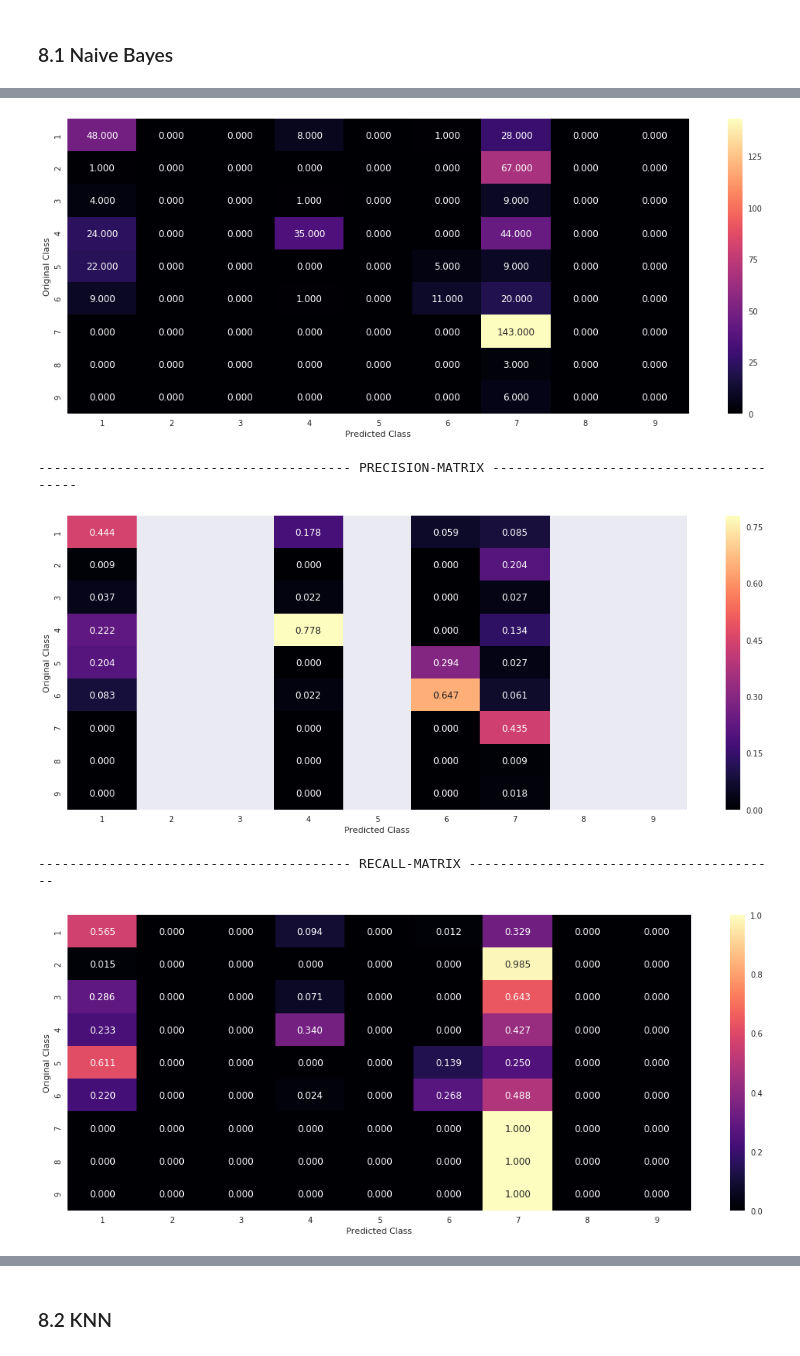
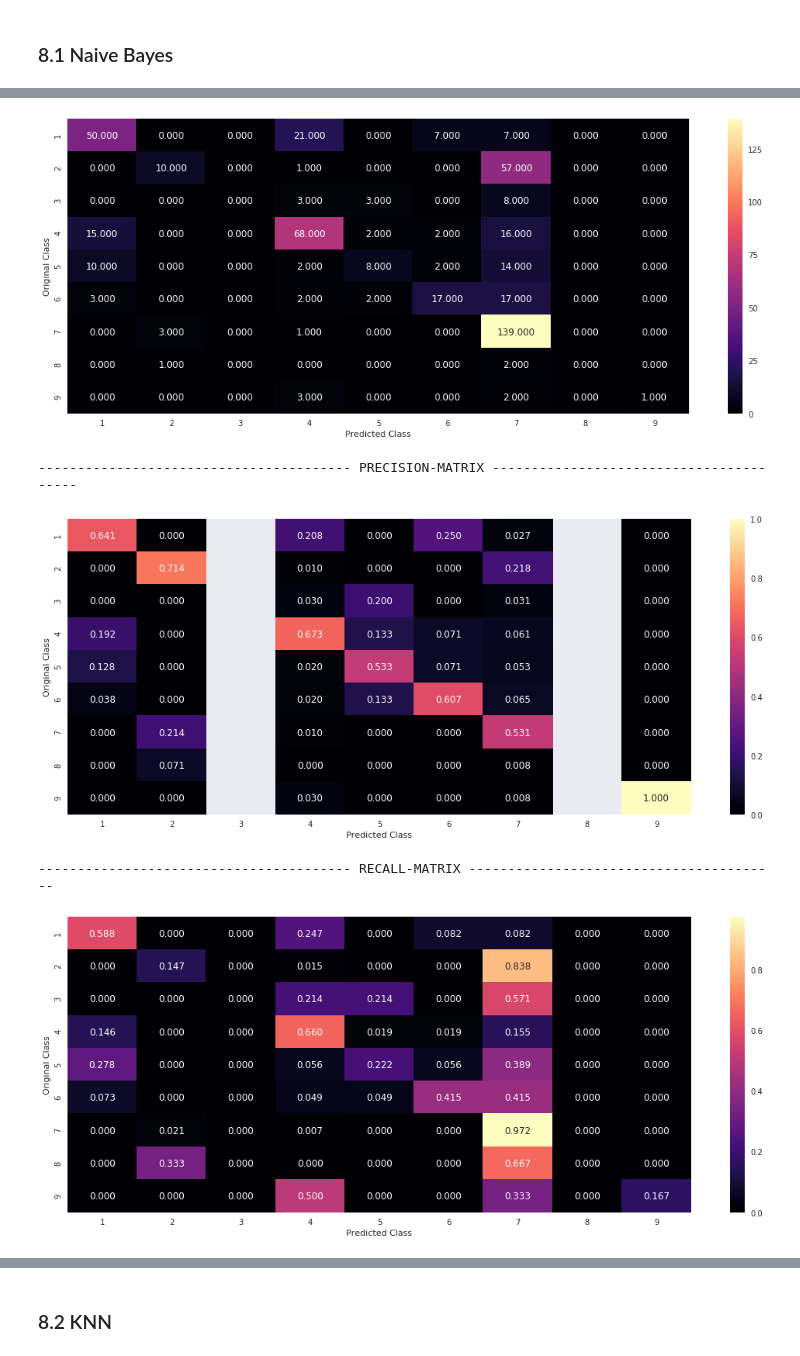
Before and after one commit to sradheya99/Cancer-Diagnosis, a Jupyter notebook: Cancer Diagnosis/CancerDiagnosis.ipynb, the cells around one changed output, grey strips where cells are left out. Cells and saved outputs as stored; diff of their text form; code cells hidden in the pictures.

```diff
--- a/Cancer Diagnosis/CancerDiagnosis.ipynb
+++ b/Cancer Diagnosis/CancerDiagnosis.ipynb
@@ -304,25 +302,22 @@ def text_onehot_encode(train_data, test_data, vectorizer, ngram):
 
     if vectorizer == 'CountVectorizer':
         if ngram == 'Unigram':
-            text_vect = CountVectorizer(min_df = 3, max_features = 1000)
+            text_vect = CountVectorizer(min_df = 3)
         else:
-            text_vect = CountVectorizer(min_df = 3, ngram_range = (1, 2), max_features = 1000)
-    elif vectorizer == 'Glove':
-        cp = Corpus()
-        cp.fit(train_data)
-        gv = Glove(no_components = 1000)
-        train_v = gv.fit(cp.matix)
-        test_v = gv.fit(cp.matrix)
-        return train_v, test_v
+            text_vect = CountVectorizer(min_df = 3, ngram_range = (1, 2), max_features = 50000)
     else:
-        text_vect = TfidfVectorizer(min_df = 3, max_features = 1000)
+        if ngram == 'Unigram':
+            text_vect = TfidfVectorizer(min_df = 3)
+        else:
+            text_vect = TfidfVectorizer(min_df = 3, ngram_range = (1, 2), max_features = 50000)
+
     fit_vect = text_vect.fit(train_data['TEXT'])
     train_vect = fit_vect.transform(train_data['TEXT'])
     test_vect = fit_vect.transform(test_data['TEXT'])
     features = text_vect.get_feature_names()
 
-    train_vect = normalize(train_vect, axis=0)
-    test_vect = normalize(test_vect, axis=0)
+    #train_vect = normalize(train_vect, axis=0)
+    #test_vect = normalize(test_vect, axis=0)
 
     where_are_NaNs = pd.isnull(train_vect)
     train_vect[where_are_NaNs] = 0
@@ -761,13 +752,13 @@ def feature_stack(trn_data, trn_ydata, tst_data, tst_ydata, encode_type, vectori
             cls_text = trn_data[trn_ydata == i]
             dict_list.append(extract_dict(cls_text))
 
-        trn_gene, tst_gene = response_encode(trn_data, trn_ydata, tst_data, 'Gene', 100000)
-        trn_var, tst_var = response_encode(trn_data, trn_ydata, tst_data, 'Variation', 100000)
+        trn_gene, tst_gene = response_encode(trn_data, trn_ydata, tst_data, 'Gene', 1)
+        trn_var, tst_var = response_encode(trn_data, trn_ydata, tst_data, 'Variation', 1)
         trn_txt = text_response_encode(trn_data, trn_ydata, total_dict, dict_list)
         tst_txt = text_response_encode(tst_data, tst_ydata, total_dict, dict_list)
 
-        total_trn_data = normalize(np.hstack([trn_gene, trn_var, trn_txt]), axis = 0)
-        total_tst_data = normalize(np.hstack([tst_gene, tst_var, tst_txt]), axis = 0)
+        total_trn_data = np.hstack([trn_gene, trn_var, trn_txt])
+        total_tst_data = np.hstack([tst_gene, tst_var, tst_txt])
 
     return total_trn_data, total_tst_data
 # %% [markdown]
@@ -800,8 +791,8 @@ def naive_bayes_model(operation, encode_type, best_alpha = None, vectorizer = No
         clf.fit(trn_data, train_y)
         pred_proba_trn = clf.predict_proba(trn_data)
         pred_proba_tst = clf.predict_proba(tst_data)
-        trn_err = (1 - clf.score(trn_data, train_y))
-        tst_err = (1 - clf.score(tst_data, test_y))
+        trn_err = clf.score(trn_data, train_y)
+        tst_err = clf.score(tst_data, test_y)
         print('Log-Loss for Train-set is :', log_loss(train_y, pred_proba_trn))
         print('Log-Loss for Test-set is :', log_loss(test_y, pred_proba_tst))
         print('Train Accuracy is :', trn_err)
@@ -856,3 +847,3 @@ naive_bayes_model('Training', 'OneHotEncode')
 # %%
-naive_bayes_model('Testing', 'OneHotEncode', 100)
+naive_bayes_model('Testing', 'OneHotEncode', 7, vectorizer = 'TFIDF', ngram = 'Unigram')
 # %% [output]
@@ -863,7 +854,7 @@ Test Accuracy is : 0.5250501002004009
 ---------------------------------------- CONFUSION-MATRIX ----------------------------------------
-[figure, old version]
+[figure, new version]
 ---------------------------------------- PRECISION-MATRIX ----------------------------------------
-[figure, old version]
+[figure, new version]
 ---------------------------------------- RECALL-MATRIX ----------------------------------------
-[figure, old version]
+[figure, new version]
 # %%
```
Also changed, not shown: parts of 44 cells of this notebook.
